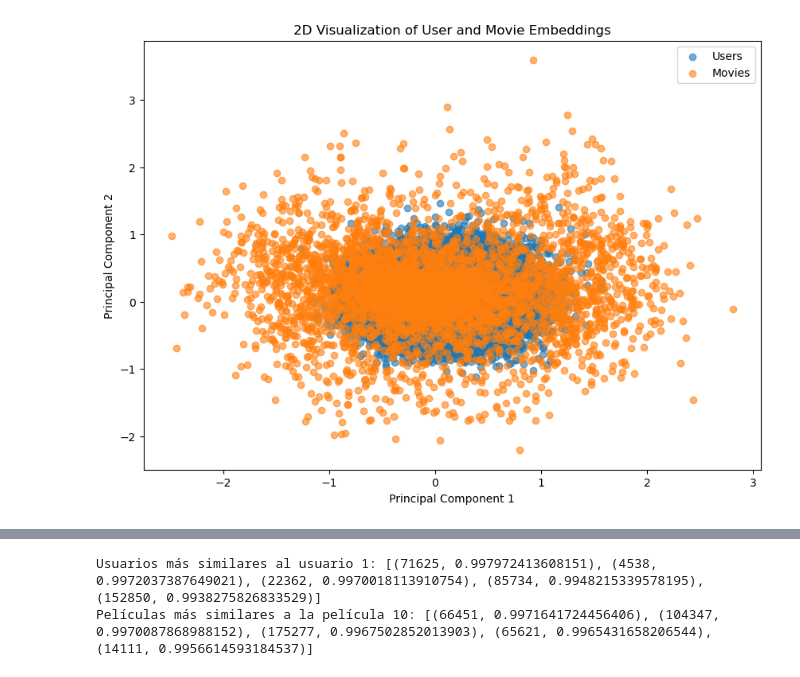
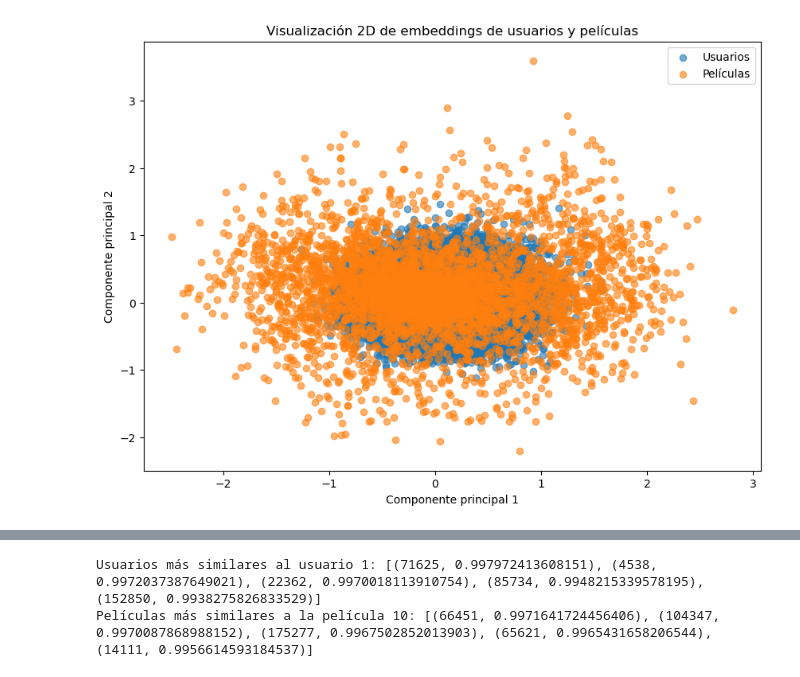
Before and after one commit to LuisFelipePoma/Movies_App, a Jupyter notebook: src/model/explainability.ipynb, the cells around one changed output, grey strips where cells are left out. Cells and saved outputs as stored; diff of their text form; code cells hidden in the pictures.

```diff
--- a/src/model/explainability.ipynb
+++ b/src/model/explainability.ipynb
@@ -12,23 +12,23 @@ movie_embeddings = model.get_layer('embedding_5').get_weights()[0]
 # %%
 from sklearn.decomposition import PCA
 import matplotlib.pyplot as plt
 
 # Usar PCA para reducir dimensionalidad a 2D
 pca = PCA(n_components=2)
 user_embeddings_2d = pca.fit_transform(user_embeddings)
 movie_embeddings_2d = pca.fit_transform(movie_embeddings)
 
 # Visualizar embeddings
 plt.figure(figsize=(10, 7))
-plt.scatter(user_embeddings_2d[:, 0], user_embeddings_2d[:, 1], label='Users', alpha=0.6)
-plt.scatter(movie_embeddings_2d[:, 0], movie_embeddings_2d[:, 1], label='Movies', alpha=0.6)
+plt.scatter(user_embeddings_2d[:, 0], user_embeddings_2d[:, 1], label='Usuarios', alpha=0.6)
+plt.scatter(movie_embeddings_2d[:, 0], movie_embeddings_2d[:, 1], label='Películas', alpha=0.6)
 plt.legend()
-plt.title('2D Visualization of User and Movie Embeddings')
-plt.xlabel('Principal Component 1')
-plt.ylabel('Principal Component 2')
+plt.title('Visualización 2D de embeddings de usuarios y películas')
+plt.xlabel('Componente principal 1')
+plt.ylabel('Componente principal 2')
 plt.show()
 # %% [output]
-[figure, old version]
+[figure, new version]
 # %%
 import seaborn as sns
 import numpy as np
```
Also changed, not shown: parts of 1 cell of this notebook.
